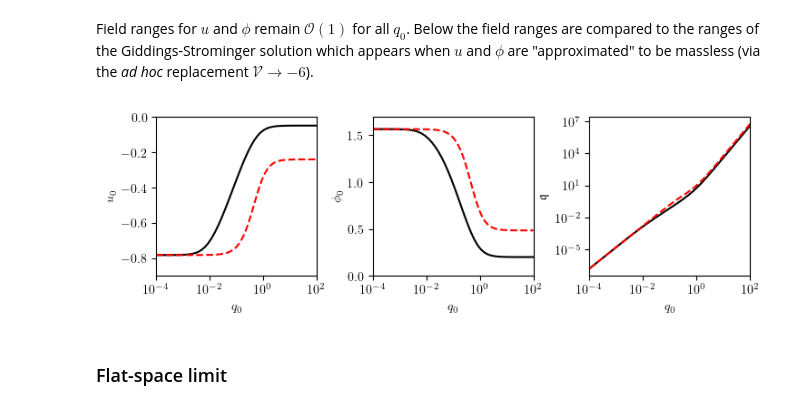
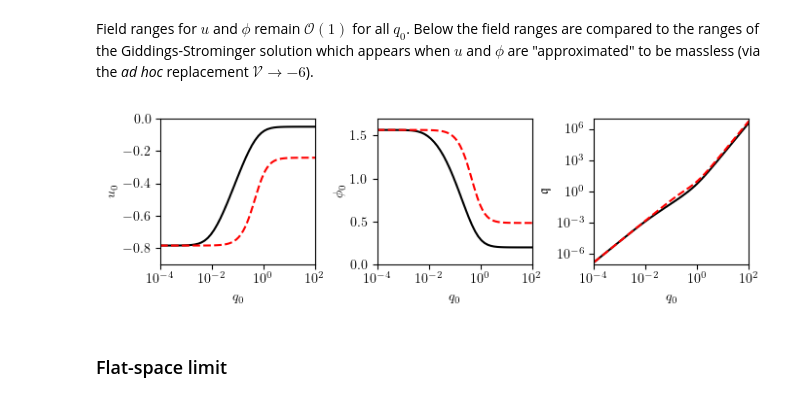
Before and after one commit to gloges/typeII-wormholes, a Jupyter notebook: wormholes.ipynb, the cells around one changed output. Saved outputs shown, nothing was run; the diff lists cells and outputs as text; code cells hidden in the pictures.

```diff
--- a/wormholes.ipynb
+++ b/wormholes.ipynb
@@ -353,34 +353,37 @@ for q0 in tqdm(q0s):
 
 u0s, φ0s, charges = np.asarray(data).T
 # %%
-fig, axes = plt.subplots(1, 3, figsize=(7.5,2.5), sharex=True)
+fig, axes = plt.subplots(1, 3, figsize=(7,2.25), sharex=True)
 
 axes[0].plot(q0s, u0s, 'k')
 axes[0].plot(q0s_ml, u0s_ml, '--r')
 axes[0].set_ylabel('$u_0$')
 axes[0].set_ylim(-0.9, 0)
 
 axes[1].plot(q0s, φ0s, 'k')
 axes[1].plot(q0s_ml, φ0s_ml, '--r')
 axes[1].set_ylabel('$\phi_0$')
 axes[1].set_ylim(0, 1.7)
 
 axes[2].plot(q0s, charges, 'k')
 axes[2].plot(q0s_ml, charges_ml, '--r')
 axes[2].set_yscale('log')
 axes[2].set_ylabel('$\mathfrak{q}$')
+axes[2].set_ylim(10**-7, 10**7)
+axes[2].set_yticks(np.geomspace(10**-6, 10**6, 5))
 
 plt.xlim(min(q0s), max(q0s))
 plt.xscale('log')
 for ax in axes:
     ax.set_xlabel('$q_0$')
+    ax.set_xticks(np.geomspace(10**-4, 10**2, 4))
 
 plt.tight_layout()
-plt.subplots_adjust(wspace=0.35)
+plt.subplots_adjust(wspace=0.4)
 plt.savefig('images/S3S3_ranges.png', dpi=300)
 plt.show()
 # %% [output]
-[figure, old version]
+[figure, new version]
 # %% [markdown]
 ### Flat-space limit
 # %% [markdown]
```
Also changed, not shown: parts of 5 cells of this notebook, 6 other files.
